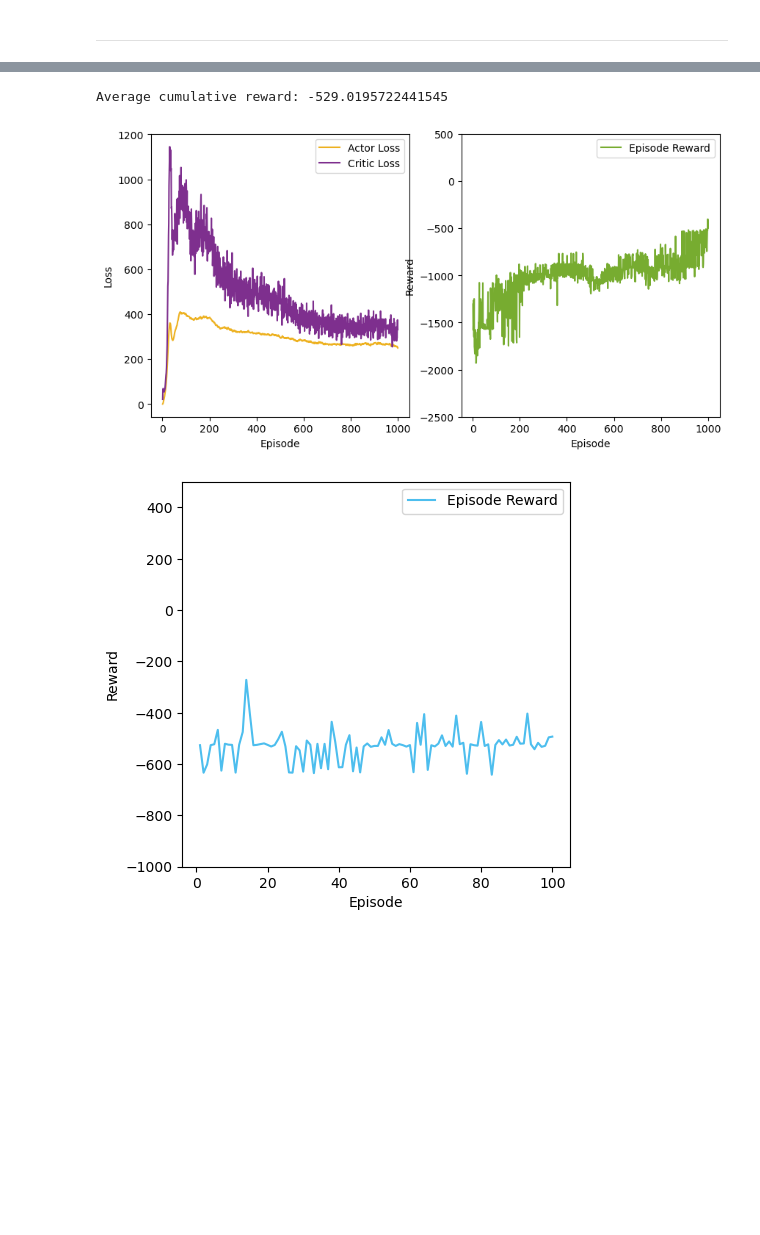
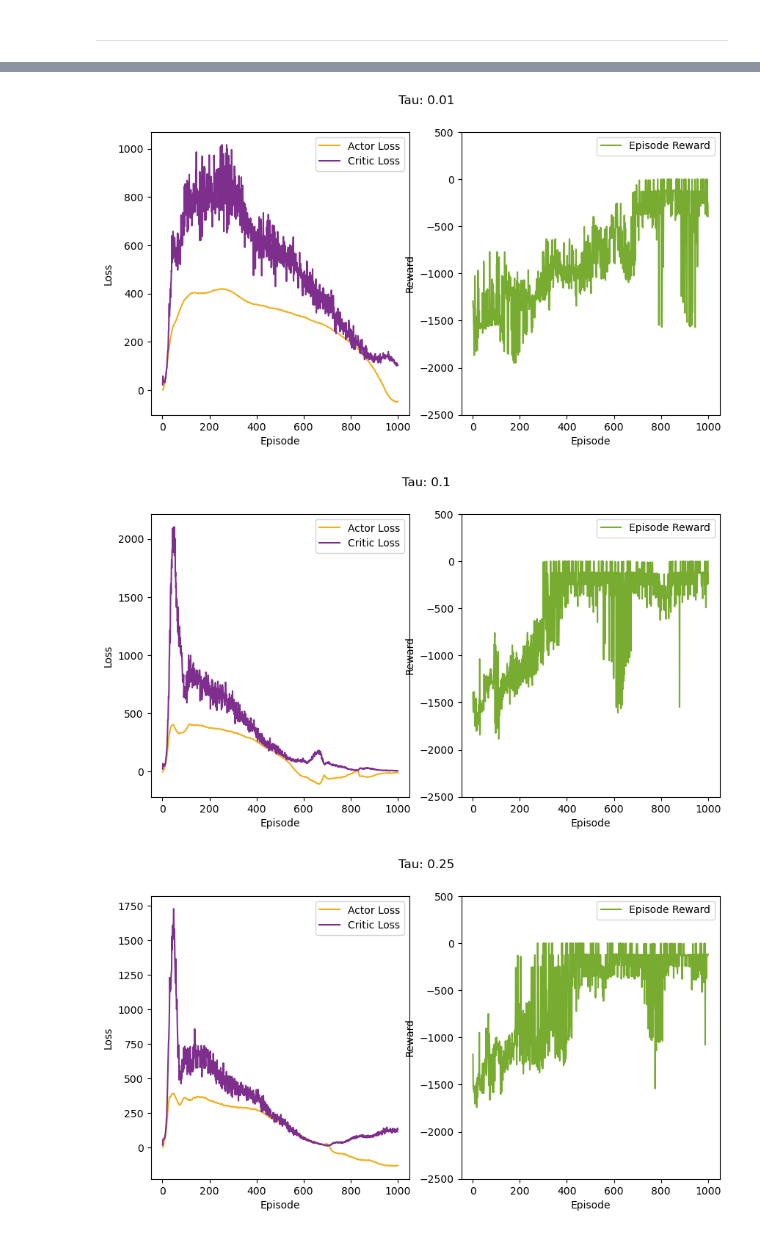
Before and after one commit to aristo6253/ANN-RL-DDPG, a Jupyter notebook: DDPG.ipynb, the cells around one changed output, grey strips where cells are left out. Cells and saved outputs as stored; diff of their text form; code cells hidden in the pictures; blank space fills up the shorter version.

Commit message:
data update

```diff
--- a/DDPG.ipynb
+++ b/DDPG.ipynb
@@ -32,8 +32,8 @@ from copy import deepcopy
 
 collect_data_q4 = False
 collect_data_q5 = False # Don't change this back to True, the results are good
-collect_data_q6 = True
-collect_data_q7 = True
+collect_data_q6 = False
+collect_data_q7 = False
 # %% [markdown]
 ___
 ### Heuristic Policy
@@ -96,15 +96,15 @@ class HeuristicPendulumAgent:
         self.verbose = verbose
 
     def compute_action(self, state):
-        x, y, angular_velocity = state
+        y, x, angular_velocity = state
 
         if self.verbose:
-            if x < 0:
+            if y < 0:
                 print('Lower half of the domain')
             else:
                 print('Upper half of the domain')
 
-        if x < 0:   # Lower half of the domain
+        if y < 0:   # Lower half of the domain
             action = np.sign(angular_velocity) * self.fixed_torque
         else:       # Upper half of the domain
             action = -np.sign(angular_velocity) * self.fixed_torque
@@ -579,9 +586,8 @@ if collect_data_q5:
 
             if len(replay_buffer) > batch_size:
                 batch = replay_buffer.sample(batch_size)
-                # print(f'Batch: {batch}')
                 actor_loss, critic_loss = train_actor_critic(
-                    policy_network, q_network, batch, actor_optimizer, critic_optimizer, gamma)
+                    ddpg_agent, batch, actor_optimizer, critic_optimizer, gamma)
                 episode_actor_loss += actor_loss
                 episode_critic_loss += critic_loss
 
@@ -791,36 +798,26 @@ Episode 1000/1000
-# %%
-print("Average cumulative reward:", np.mean(test_rewards))
-# %% [output]
-Average cumulative reward: -529.0195722441545
 # %%
-# Load data
-df = pd.read_csv('data/ddpg_q6_train.csv', index_col='Episode')
+import matplotlib.pyplot as plt
 
-# Plotting the learning curves
-fig, ax = plt.subplots(1, 2, figsize=(10, 5))
-ax[0].plot(df['Actor Loss'], label='Actor Loss', color="#EDB120")
-ax[0].plot(df['Critic Loss'], label='Critic Loss', color="#7E2F8E")
-ax[0].set_xlabel('Episode')
-ax[0].set_ylabel('Loss')
-ax[0].legend()
-ax[1].plot(df['Reward'], label='Episode Reward', color="#77AC30")
-ax[1].set_xlabel('Episode')
-ax[1].set_ylabel('Reward')
-ax[1].set_ylim([-2500, 500])
-ax[1].legend()
-plt.show()
+tau_values = [0.01, 0.1, 0.25, 0.5, 1]
 
-# Load data
-df_test = pd.read_csv('data/ddpg_q6_test.csv', index_col='Episode')
+for tau in tau_values:
+    df_train = pd.read_csv(
+        f'data/q6/ddpg_q6_train_tau_{tau}.csv', index_col='Episode')
 
-# Plotting the learning curves
-fig, ax = plt.subplots(1, 1, figsize=(5, 5))
-ax.plot(df_test['Reward'], label='Episode Reward', color="#4DBEEE")
-ax.set_xlabel('Episode')
-ax.set_ylabel('Reward')
-ax.set_ylim([-1000, 500])
-ax.legend()
-plt.show()
+    fig, ax = plt.subplots(1, 2, figsize=(10, 5))
+    fig.suptitle(f'Tau: {tau}')
+    ax[0].plot(df_train['Actor Loss'], label='Actor Loss', color="#EDB120")
+    ax[0].plot(df_train['Critic Loss'], label='Critic Loss', color="#7E2F8E")
+    ax[0].set_xlabel('Episode')
+    ax[0].set_ylabel('Loss')
+    ax[0].legend()
+    ax[1].plot(df_train['Reward'], label='Episode Reward', color="#77AC30")
+    ax[1].set_xlabel('Episode')
+    ax[1].set_ylabel('Reward')
+    ax[1].set_ylim([-2500, 500])
+    ax[1].legend()
+    plt.show()
 # %% [output]
-[figure, old version]
+[figure, new version]
-[figure, old version]
+[figure, new version]
+[figure, added]
```
Also changed, not shown: parts of 10 cells of this notebook, 15 other files.
